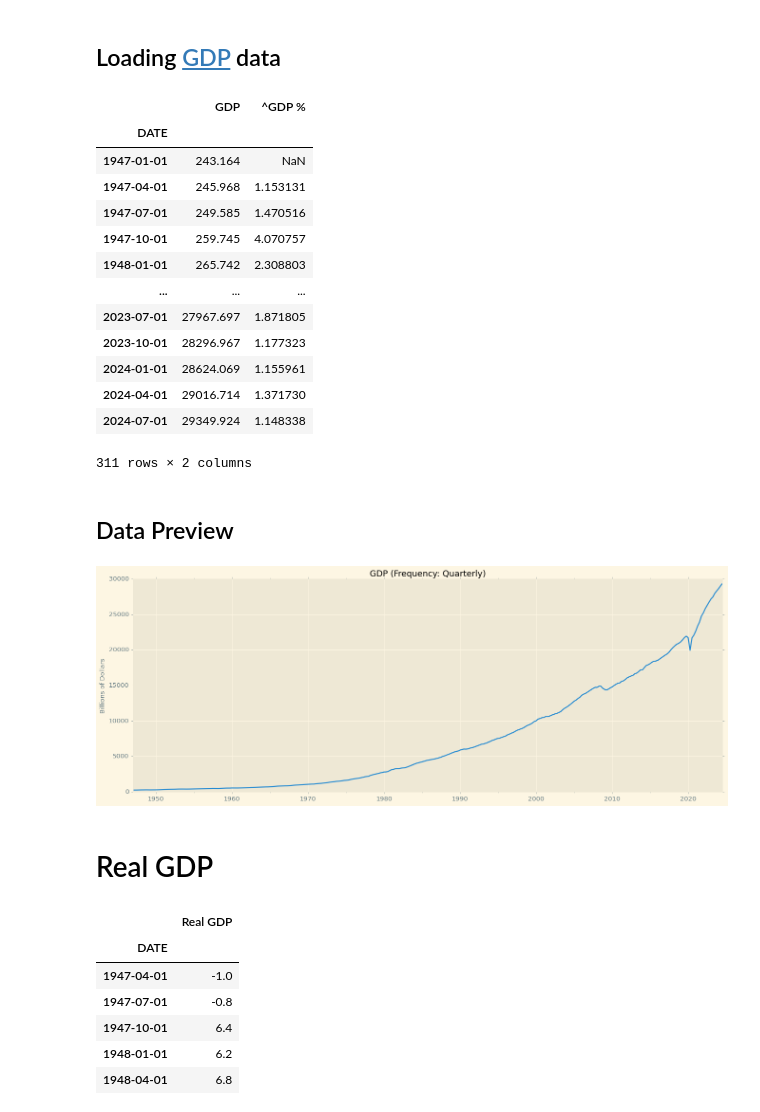
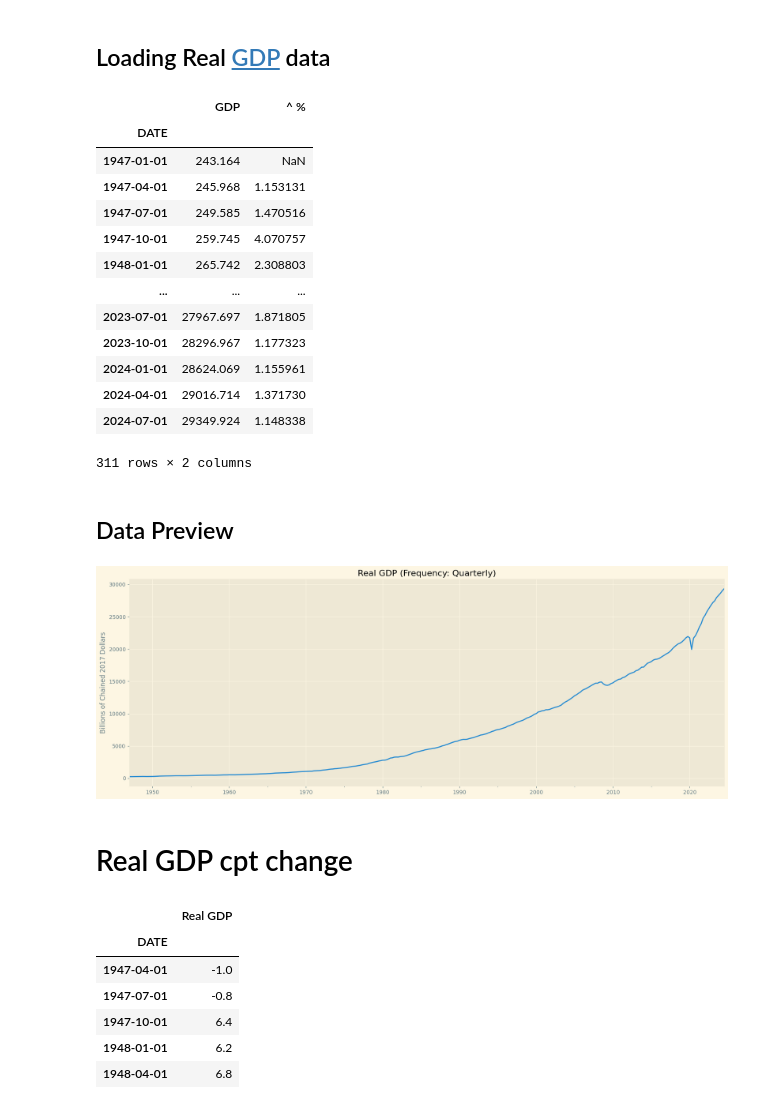
Before and after one commit to mod7ex/macro, a Jupyter notebook: Endogenous/GDP.ipynb, the cells around one changed output. Cells and saved outputs as stored; diff of their text form; code cells hidden in the pictures.

```diff
--- a/Endogenous/GDP.ipynb
+++ b/Endogenous/GDP.ipynb
@@ -1,4 +1,4 @@
 # %% [markdown]
-## Loading [GDP](https://fred.stlouisfed.org/series/GDP) data
+## Loading Real [GDP](https://fred.stlouisfed.org/series/GDP) data
 # %%
 from matplotlib import pyplot as plt
@@ -20,10 +16,10 @@ GDP_df['DATE'] = pd.to_datetime(GDP_df['DATE'])
 GDP_df.set_index('DATE', inplace=True)
 # GDP_df['DATE'] = pd.to_datetime(GDP_df['DATE']).dt.strftime("%d-%b-%Y")
 
-GDP_df['^GDP %'] = GDP_df['GDP'].pct_change() * 100
+GDP_df['^ %'] = GDP_df['GDP'].pct_change() * 100
 GDP_df
 # %% [output]
-|  | GDP | ^GDP % |
+|  | GDP | ^ % |
 | DATE |  |  |
 | 1947-01-01 | 243.164 | NaN |
 | 1947-04-01 | 245.968 | 1.153131 |
@@ -42,14 +38,14 @@ GDP_df
 # %%
 GDP_df['GDP'].plot(
     figsize=(20, 7),
     xlabel='',
-    ylabel='Billions of Dollars',
-    title='GDP (Frequency: Quarterly)',
+    ylabel='Billions of Chained 2017 Dollars',
+    title='Real GDP (Frequency: Quarterly)',
 );
 # %% [output]
-[figure, old version]
+[figure, new version]
 # %% [markdown]
-# Real GDP
+# Real GDP cpt change
 # %%
 real_GDP_df = pd.read_csv('data/gdp/A191RL1Q225SBEA.csv')
 
```
Also changed, not shown: parts of 5 cells of this notebook, 4 other files.
